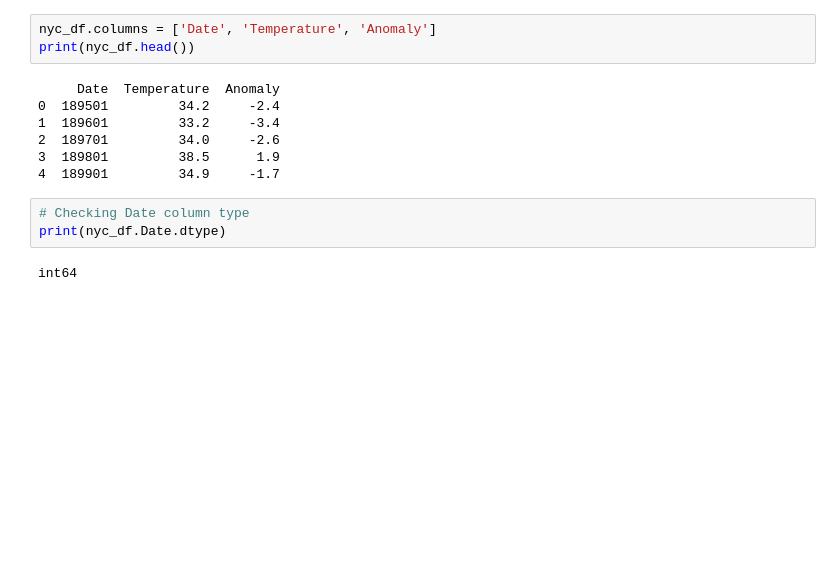
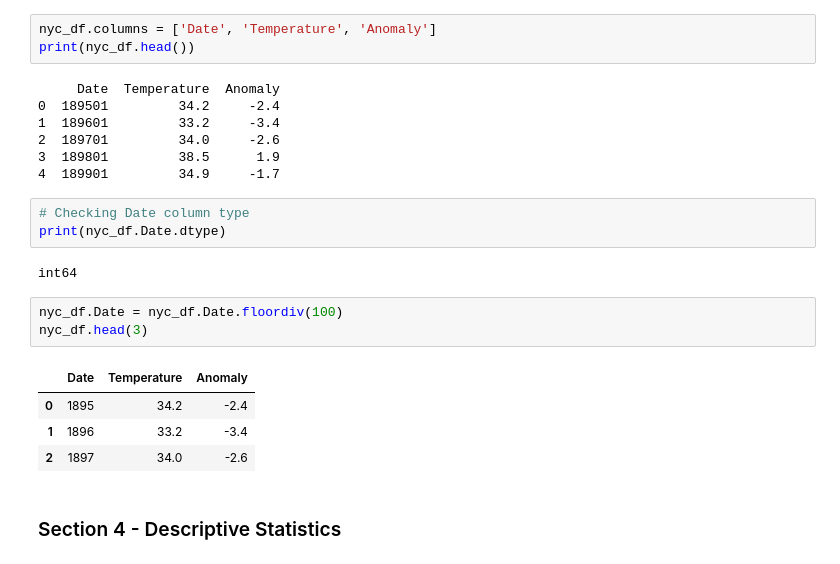
Before and after one commit to Bshell13/datafun-07-ml, a Jupyter notebook: shellenberger_ml.ipynb, the cells around one changed output. Saved outputs shown, nothing was run; the diff lists cells and outputs as text; blank space fills up the shorter version.

```diff
--- a/shellenberger_ml.ipynb
+++ b/shellenberger_ml.ipynb
@@ -58,3 +60,13 @@ print(nyc_df.head())
 print(nyc_df.Date.dtype)
 # %% [output]
 int64
+# %%
+nyc_df.Date = nyc_df.Date.floordiv(100)
+nyc_df.head(3)
+# %% [output]
+|  | Date | Temperature | Anomaly |
+| 0 | 1895 | 34.2 | -2.4 |
+| 1 | 1896 | 33.2 | -3.4 |
+| 2 | 1897 | 34.0 | -2.6 |
+# %% [markdown]
+### Section 4 - Descriptive Statistics
```
Also changed, not shown: parts of 8 cells of this notebook.
